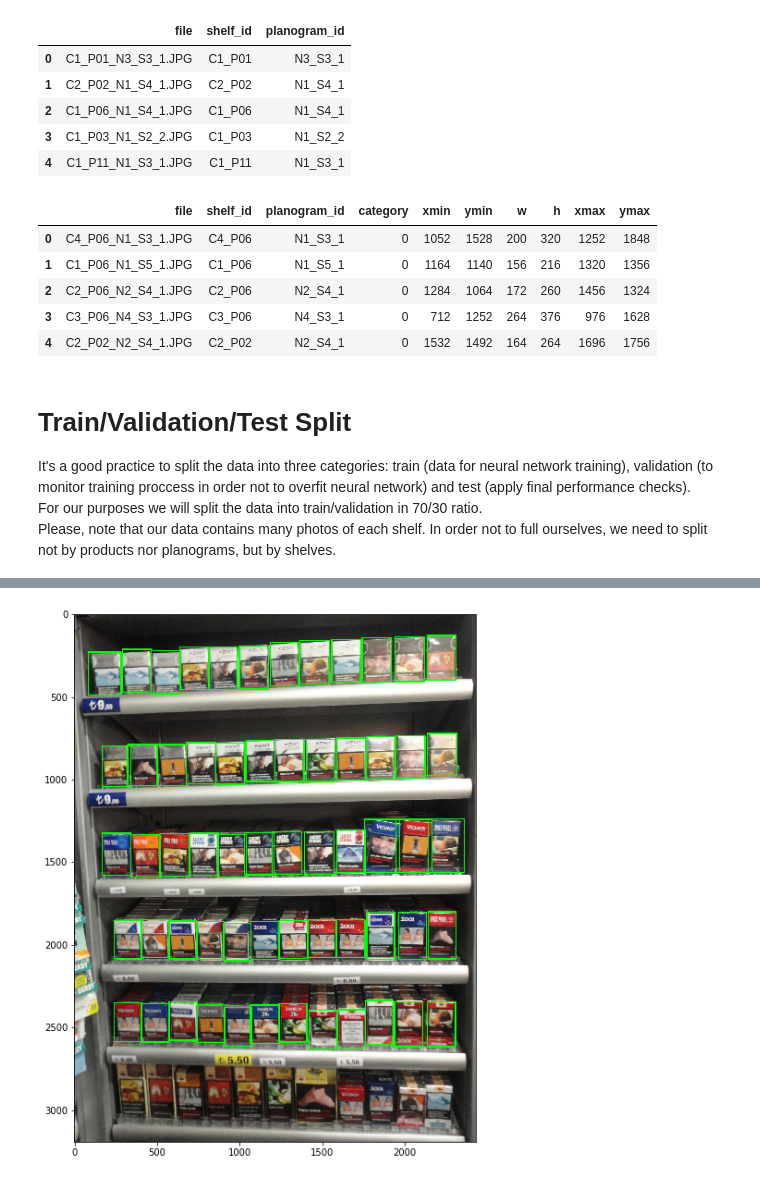
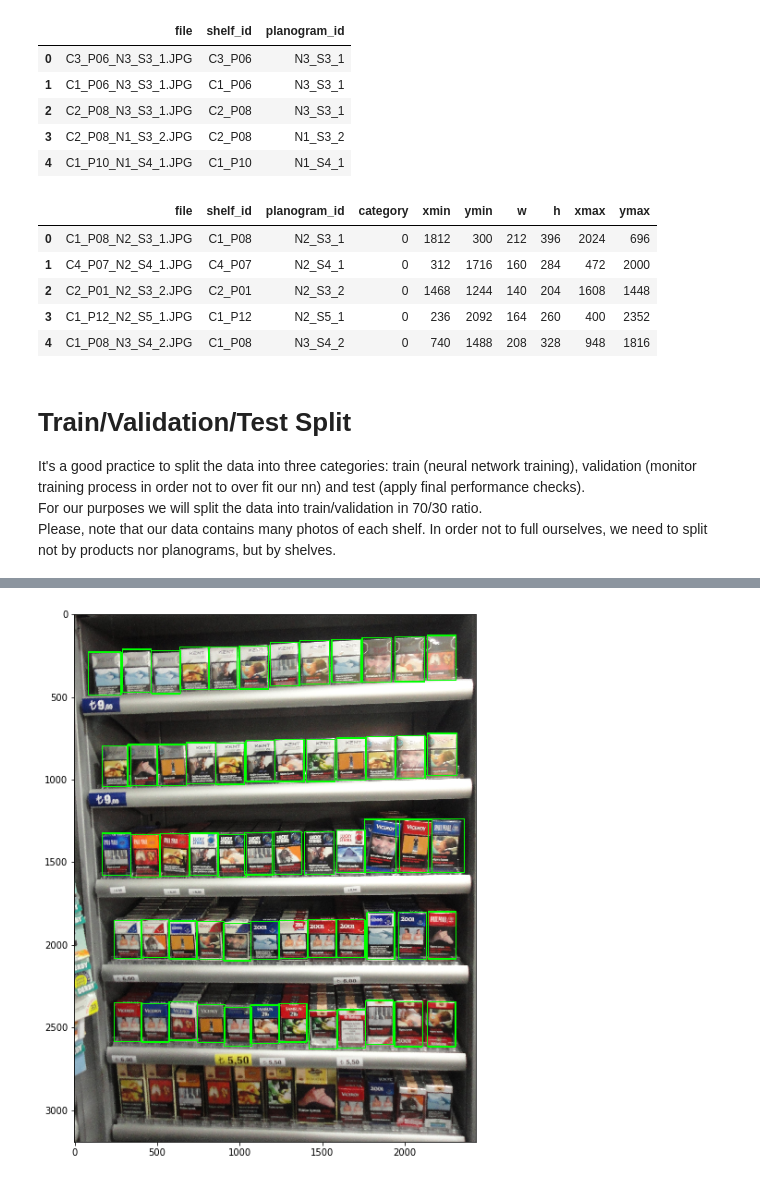
Before and after one commit to empathy87/nn-grocery-shelves, a Jupyter notebook: Step 1 - Initial Data Preparation.ipynb, the cells around one changed output, grey strips where cells are left out. Cells and saved outputs as stored; diff of their text form; code cells hidden in the pictures.

```diff
--- a/Step 1 - Initial Data Preparation.ipynb
+++ b/Step 1 - Initial Data Preparation.ipynb
@@ -48,35 +75,39 @@ data_path = 'data/'
 shelf_images = 'data/images/ShelfImages/'
 product_images = 'data/images/ProductImagesFromShelves/'
 # %%
-# get all shelves photo data from ShelfImages
-photos_df = pd.DataFrame([[f, f[:6], f[7:14]] for f in os.listdir(f'{shelf_images}') if f.endswith('JPG')],
+# let's get all shelves photo data from ShelfImages
+photos_df = pd.DataFrame([[f, f[:6], f[7:14]]
+                          for f in os.listdir(f'{shelf_images}') if f.endswith('JPG')],
                          columns=['file', 'shelf_id', 'planogram_id'])
 photos_df.head()
 # %% [output]
 |  | file | shelf_id | planogram_id |
-| 0 | C1_P01_N3_S3_1.JPG | C1_P01 | N3_S3_1 |
-| 1 | C2_P02_N1_S4_1.JPG | C2_P02 | N1_S4_1 |
-| 2 | C1_P06_N1_S4_1.JPG | C1_P06 | N1_S4_1 |
-| 3 | C1_P03_N1_S2_2.JPG | C1_P03 | N1_S2_2 |
-| 4 | C1_P11_N1_S3_1.JPG | C1_P11 | N1_S3_1 |
+| 0 | C3_P06_N3_S3_1.JPG | C3_P06 | N3_S3_1 |
+| 1 | C1_P06_N3_S3_1.JPG | C1_P06 | N3_S3_1 |
+| 2 | C2_P08_N3_S3_1.JPG | C2_P08 | N3_S3_1 |
+| 3 | C2_P08_N1_S3_2.JPG | C2_P08 | N1_S3_2 |
+| 4 | C1_P10_N1_S4_1.JPG | C1_P10 | N1_S4_1 |
 # %%
-# get products on shelves photo data from ProductImagesFromShelves
+# let's get products on shelves photo from ProductImagesFromShelves
 products_df = pd.DataFrame([[f[:18], f[:6], f[7:14], i, *map(int, f[19:-4].split('_'))]
-                            for i in range(11) for f in os.listdir(f'{product_images}{i}') if f.endswith('png')],
-                           columns=['file', 'shelf_id', 'planogram_id', 'category', 'xmin', 'ymin', 'w', 'h'])
+                            for i in range(11) for f in os.listdir(f'{product_images}{i}')
+                            if f.endswith('png')],
+                           columns=['file', 'shelf_id', 'planogram_id', 'category',
+                                    'xmin', 'ymin', 'w', 'h'])
+# convert from width height to xmax, ymax
 products_df['xmax'] = products_df['xmin'] + products_df['w']
 products_df['ymax'] = products_df['ymin'] + products_df['h']
 products_df.head()
 # %% [output]
 |  | file | shelf_id | planogram_id | category | xmin | ymin | w | h | xmax | ymax |
-| 0 | C4_P06_N1_S3_1.JPG | C4_P06 | N1_S3_1 | 0 | 1052 | 1528 | 200 | 320 | 1252 | 1848 |
-| 1 | C1_P06_N1_S5_1.JPG | C1_P06 | N1_S5_1 | 0 | 1164 | 1140 | 156 | 216 | 1320 | 1356 |
-| 2 | C2_P06_N2_S4_1.JPG | C2_P06 | N2_S4_1 | 0 | 1284 | 1064 | 172 | 260 | 1456 | 1324 |
-| 3 | C3_P06_N4_S3_1.JPG | C3_P06 | N4_S3_1 | 0 | 712 | 1252 | 264 | 376 | 976 | 1628 |
-| 4 | C2_P02_N2_S4_1.JPG | C2_P02 | N2_S4_1 | 0 | 1532 | 1492 | 164 | 264 | 1696 | 1756 |
+| 0 | C1_P08_N2_S3_1.JPG | C1_P08 | N2_S3_1 | 0 | 1812 | 300 | 212 | 396 | 2024 | 696 |
+| 1 | C4_P07_N2_S4_1.JPG | C4_P07 | N2_S4_1 | 0 | 312 | 1716 | 160 | 284 | 472 | 2000 |
+| 2 | C2_P01_N2_S3_2.JPG | C2_P01 | N2_S3_2 | 0 | 1468 | 1244 | 140 | 204 | 1608 | 1448 |
+| 3 | C1_P12_N2_S5_1.JPG | C1_P12 | N2_S5_1 | 0 | 236 | 2092 | 164 | 260 | 400 | 2352 |
+| 4 | C1_P08_N3_S4_2.JPG | C1_P08 | N3_S4_2 | 0 | 740 | 1488 | 208 | 328 | 948 | 1816 |
 # %% [markdown]
 <h1>Train/Validation/Test Split</h1>
-It's a good practice to split the data into three categories: train (data for neural network training), validation (to monitor training proccess in order not to overfit neural network) and test (apply final performance checks).<br>
+It's a good practice to split the data into three categories: train (neural network training), validation (monitor training process in order not to over fit our nn) and test (apply final performance checks).<br>
 For our purposes we will split the data into train/validation in 70/30 ratio.<br>
 Please, note that our data contains many photos of each shelf. In order not to full ourselves, we need to split not by products nor planograms, but by shelves.
 # %%
```
Also changed, not shown: parts of 6 cells of this notebook, 1 other file.
